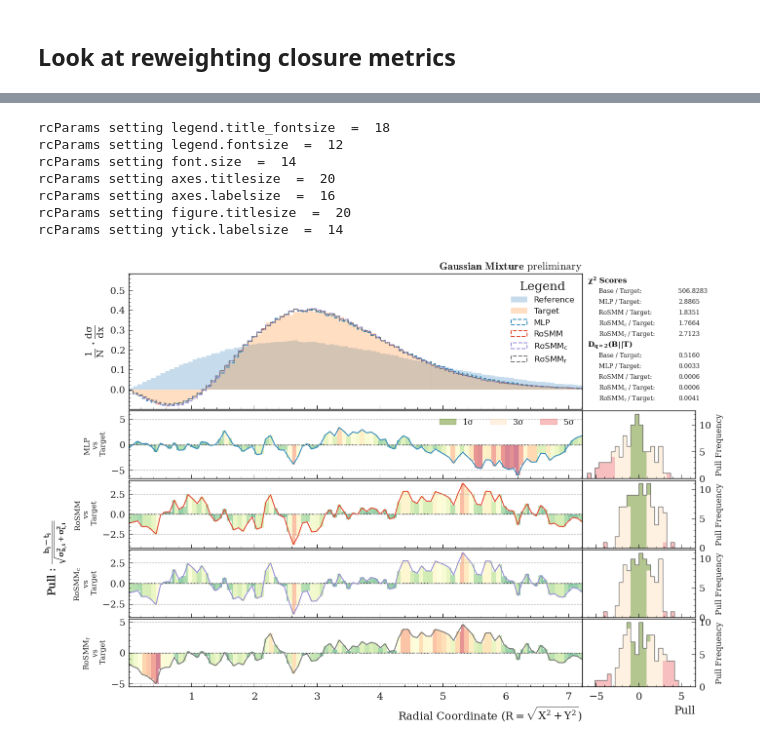
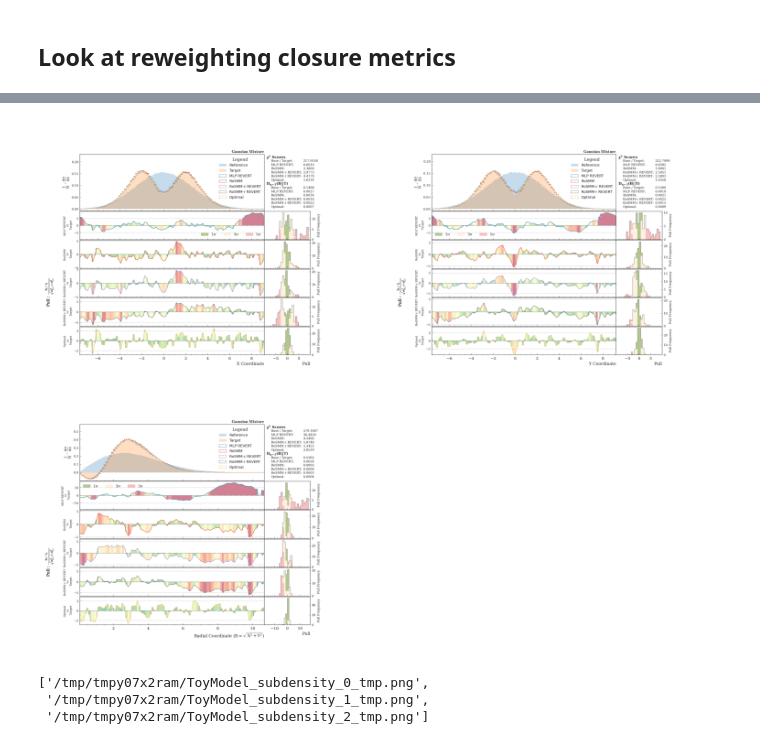
Before and after one commit to mdkdrnevich/QuasiDRE, a Jupyter notebook: ToyModels/evaluate_classifiers.ipynb, the cells around one changed output, grey strips where cells are left out. Cells and saved outputs as stored; diff of their text form; code cells hidden in the pictures.

Commit message:
Refactorized and consolidated the plotting

```diff
--- a/ToyModels/evaluate_classifiers.ipynb
+++ b/ToyModels/evaluate_classifiers.ipynb
@@ -143,7 +148,7 @@ MixtureClassifier(
 # %%
-LOSS = "qdre"
+LOSS = "revert"
 batch_size = int(2**8)
-modpath = osp.join("models/classifier3_{}_batch{}.zip".format(LOSS, batch_size))
-model_new = utils.models.load_model(modpath, device=DEVICE).to(DEVICE)
-X_scaler_new, weight_norm_new = utils.preprocessing.load_scaling(modpath)
+modpath = osp.join(SAVE_DIR, "classifier_{}_batch{}.zip".format(LOSS, batch_size))
+revert_model = utils.models.load_model(modpath, device=DEVICE).to(DEVICE)
+X_scaler_revert, weight_norm_revert = utils.preprocessing.load_scaling(modpath)
 # %%
@@ -325,9 +172,0 @@ rcParams setting ytick.labelsize  =  12
-# %%
-test_nominal_loader = DataLoader(utils.preprocessing.CombinedDataset(test_base_dataset), batch_size=batch_size, shuffle=False)
-test_target_loader = DataLoader(utils.preprocessing.CombinedDataset(test_target_dataset), batch_size=batch_size, shuffle=False)
-
-test_nominal_loader.collate_fn = lambda batch: get_r(batch)
-test_target_loader.collate_fn = lambda batch: get_r(batch)
-
-test_nominal_r = get_plot_data(test_nominal_loader)
-test_target_r = get_plot_data(test_target_loader)
@@ -338,29 +173,31 @@ test_target_r = get_plot_data(test_target_loader)
-# %%
-carl_names = ["MLP", "RoSMM", "$RoSMM_c$", "$RoSMM_r$"]
-r_hat_list = [r_hats_new, r_hats_SMM, r_hats_SMMc, r_hats_SMMr]
-kwargs={'legend.title_fontsize': 18, 'legend.fontsize': 12,
-        'font.size': 14, 'axes.titlesize':20, 'axes.labelsize':16,'figure.titlesize':20, 'ytick.labelsize':14}
-utils.plotting.plot_distributions(test_nominal_r[0], test_target_r[0],
-                   test_nominal_r[1] / np.mean(test_nominal_r[1]), r_hat_list, test_target_r[1] / np.mean(test_target_r[1]),
-                   carl_names=carl_names,
-                   feature_name="Radial Coordinate ($R = \sqrt{X^2+Y^2}$)",
-                   nominal_name='Reference',
-                   alternate_name="Target",
-                   percentile_cuts=(0, 99.9),
-                   nominal_mask=np.isfinite, alternate_mask=np.isfinite, carl_mask=np.isfinite,
-                   logscale=False,
-                   typical_ratio = False,
-                   Tsallis_EMD=False,
-                   #ref_name = "Optimal",
-                   global_name = 'Gaussian Mixture',
-                   saveAs = "Toy_radial_closure.pdf",
-                   **kwargs);
-# %% [output]
-rcParams setting legend.title_fontsize  =  18
-rcParams setting legend.fontsize  =  12
-rcParams setting font.size  =  14
-rcParams setting axes.titlesize  =  20
-rcParams setting axes.labelsize  =  16
-rcParams setting figure.titlesize  =  20
-rcParams setting ytick.labelsize  =  14
-[figure, removed]
+# %%
+model_names = ["MLP REVERT", "RoSMM", "RoSMM-c REVERT", "RoSMM-r REVERT", "Optimal"]
+models = [revert_model, SMM_model, SMMc_model, SMMr_model, s_optimal]
+X_scalers = [X_scaler_revert, X_scaler_SMM, X_scaler_SMMc, X_scaler_SMMr, None]
+weight_norms = [weight_norm_revert, weight_norm_SMM, weight_norm_SMMc, weight_norm_SMMr, 1.0]
+# %%
+r_hats_list = []
+for i in range(len(models)):
+    loss = "revert" if "REVERT" in model_names[i] else "pare" if "PARE" in model_names[i] else "bce"
+    mix = True if "SMM" in model_names[i] else False
+    r_hat = get_r_hats(
+        models[i],
+        test_nominal_loader,
+        X_scaler=X_scalers[i],
+        weight_norm=weight_norms[i],
+        loss=loss,
+        mix=mix,
+        leave=True,
+        device=DEVICE
+    )
+    r_hats_list.append(r_hat)
+# %%
+kwargs={'legend.title_fontsize': 16, 'legend.fontsize': 14, 'table.fontsize': 12,
+        'font.size': 14, 'axes.titlesize':20, 'axes.labelsize':16,'figure.titlesize':20, 'ytick.labelsize':12, 'figure.figsize':(16,14)}
+
+plot_closure(r_hats_list, test_nominal_loader, test_target_loader, "Reference", "Target", carl_names=model_names, percentile_cuts=(0.1, 99.99), kwargs_plot=kwargs)
+# %% [output]
+[figure, added]
+['/tmp/tmpy07x2ram/ToyModel_subdensity_0_tmp.png',
+ '/tmp/tmpy07x2ram/ToyModel_subdensity_1_tmp.png',
+ '/tmp/tmpy07x2ram/ToyModel_subdensity_2_tmp.png']
```
Also changed, not shown: parts of 20 cells of this notebook.
